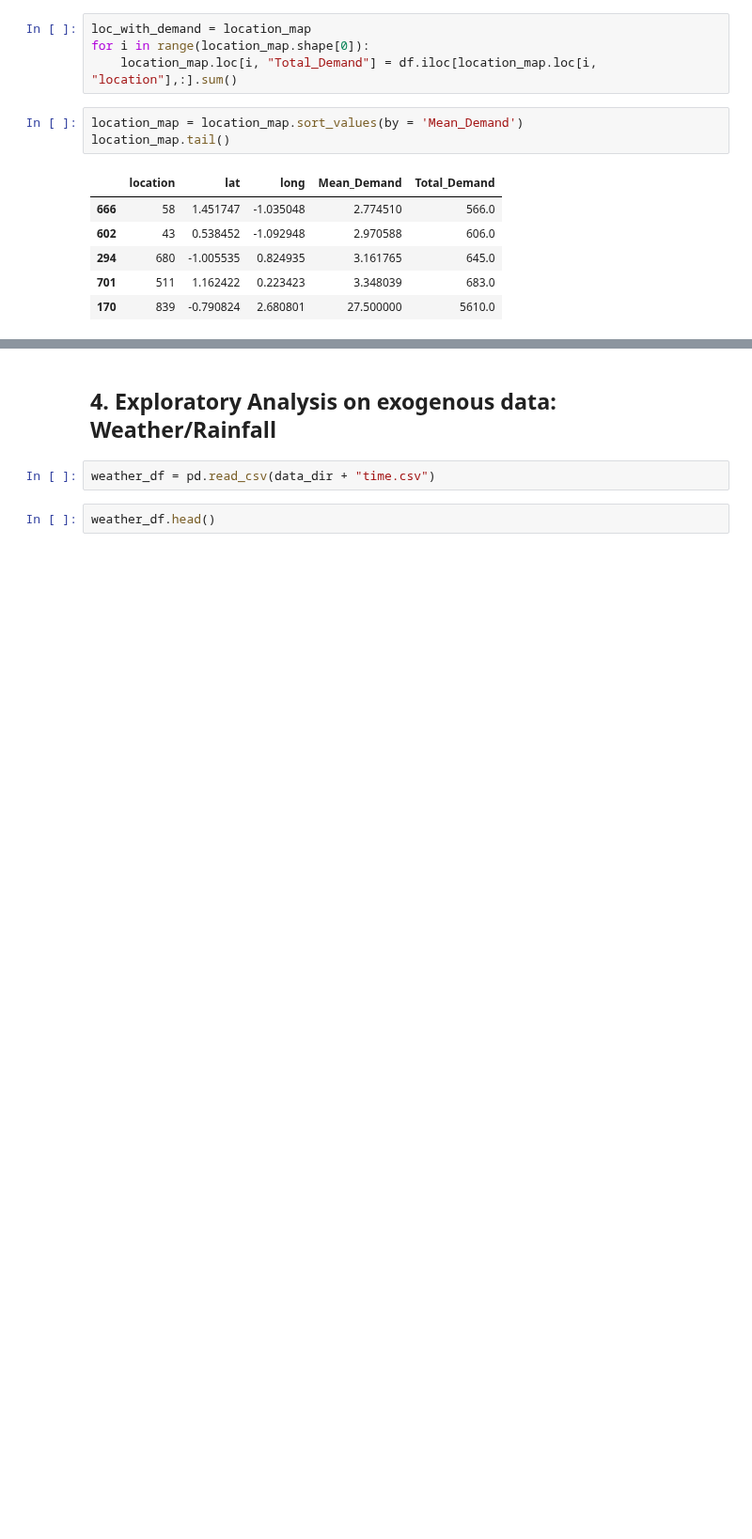
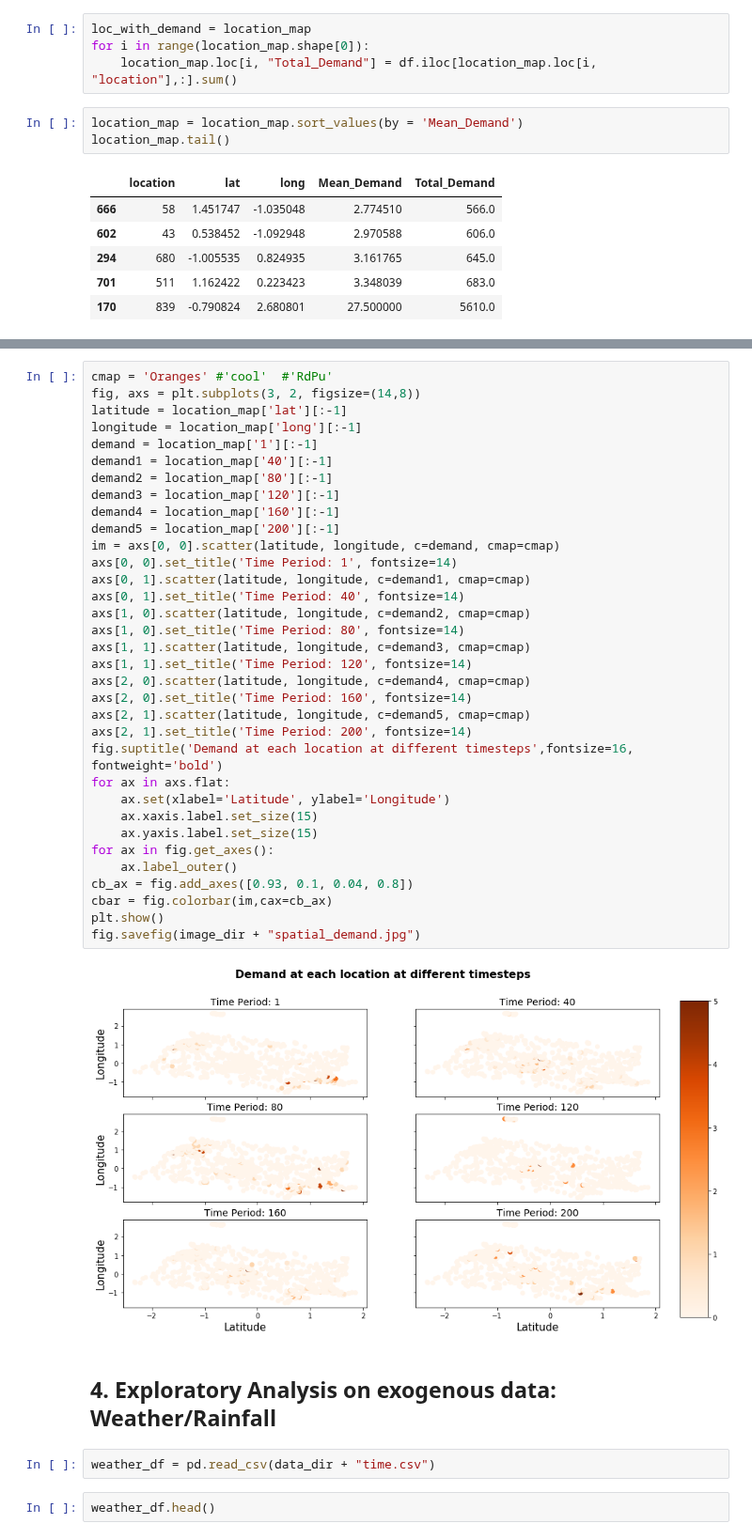
Before and after one commit to Angps1995/Spatial-Temporal-Models-for-delivery-demand-forecast, a Jupyter notebook: Models/ExploratoryAnalysis.ipynb, the cells around one changed output, grey strips where cells are left out. Shown at 94% size. Saved outputs shown, nothing was run; the diff lists cells and outputs as text; blank space fills up the shorter version.

```diff
--- a/Models/ExploratoryAnalysis.ipynb
+++ b/Models/ExploratoryAnalysis.ipynb
@@ -175,3 +192,39 @@ plt_heat_map(latitude, longitude, demand, 'Total Demand by location')
+# %%
+cmap = 'Oranges' #'cool'  #'RdPu'
+fig, axs = plt.subplots(3, 2, figsize=(14,8))
+latitude = location_map['lat'][:-1]
+longitude = location_map['long'][:-1]
+demand = location_map['1'][:-1]
+demand1 = location_map['40'][:-1]
+demand2 = location_map['80'][:-1]
+demand3 = location_map['120'][:-1]
+demand4 = location_map['160'][:-1]
+demand5 = location_map['200'][:-1]
+im = axs[0, 0].scatter(latitude, longitude, c=demand, cmap=cmap)
+axs[0, 0].set_title('Time Period: 1', fontsize=14)
+axs[0, 1].scatter(latitude, longitude, c=demand1, cmap=cmap)
+axs[0, 1].set_title('Time Period: 40', fontsize=14)
+axs[1, 0].scatter(latitude, longitude, c=demand2, cmap=cmap)
+axs[1, 0].set_title('Time Period: 80', fontsize=14)
+axs[1, 1].scatter(latitude, longitude, c=demand3, cmap=cmap)
+axs[1, 1].set_title('Time Period: 120', fontsize=14)
+axs[2, 0].scatter(latitude, longitude, c=demand4, cmap=cmap)
+axs[2, 0].set_title('Time Period: 160', fontsize=14)
+axs[2, 1].scatter(latitude, longitude, c=demand5, cmap=cmap)
+axs[2, 1].set_title('Time Period: 200', fontsize=14)
+fig.suptitle('Demand at each location at different timesteps',fontsize=16, fontweight='bold')
+for ax in axs.flat:
+    ax.set(xlabel='Latitude', ylabel='Longitude')
+    ax.xaxis.label.set_size(15)
+    ax.yaxis.label.set_size(15)
+for ax in fig.get_axes():
+    ax.label_outer()
+cb_ax = fig.add_axes([0.93, 0.1, 0.04, 0.8])
+cbar = fig.colorbar(im,cax=cb_ax)
+plt.show()
+fig.savefig(image_dir + "spatial_demand.jpg")
+# %% [output]
+[figure, added]
 # %% [markdown]
 ## **4. Exploratory Analysis on exogenous data: Weather/Rainfall**
 # %%
```
Also changed, not shown: parts of 6 cells of this notebook, 10 other files.
